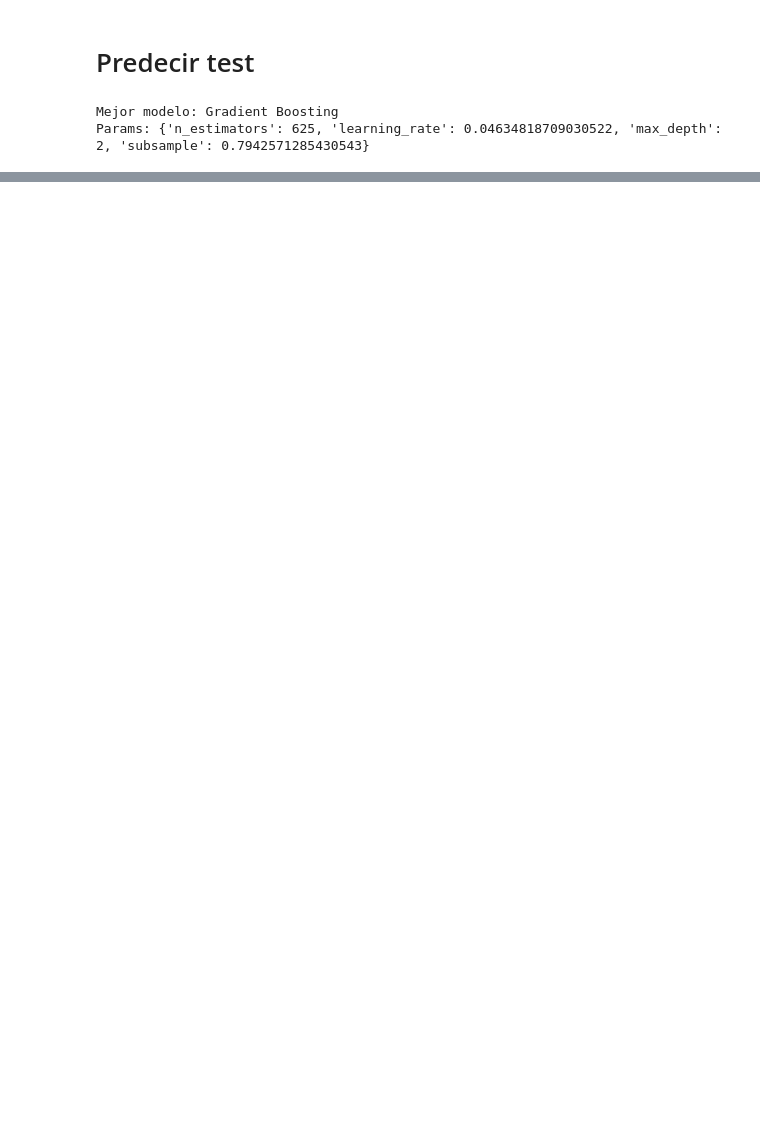
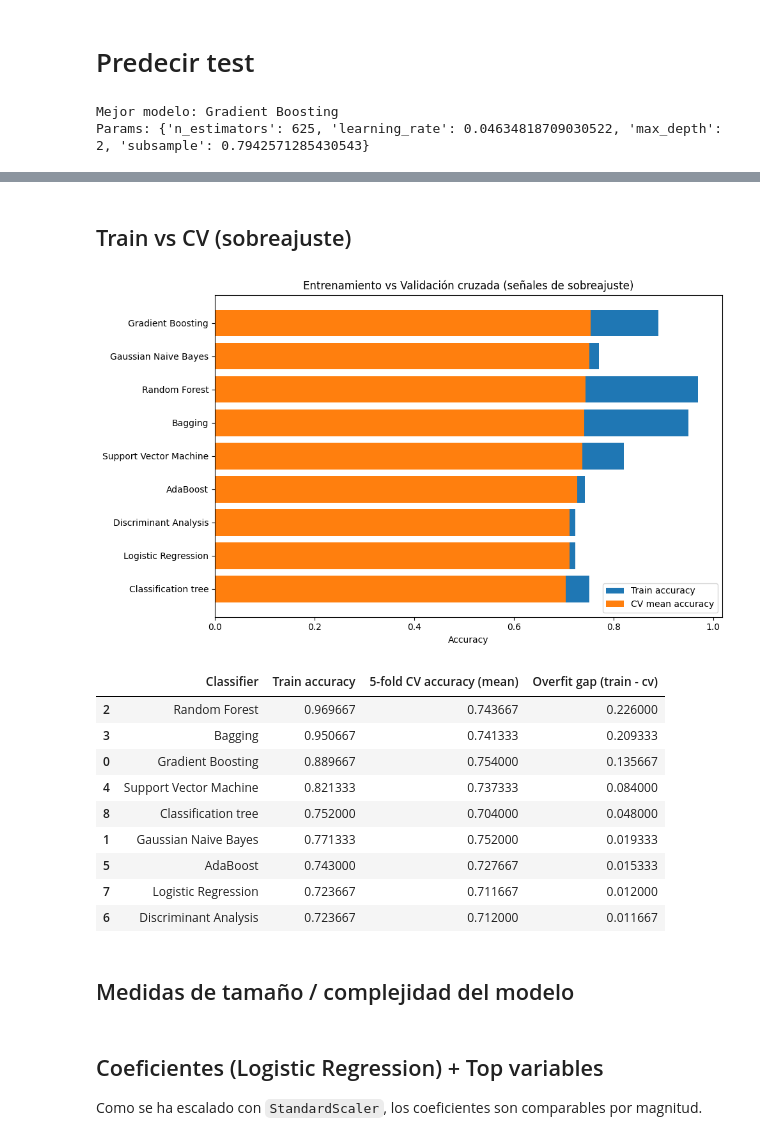
Before and after one commit to mayumar/Trabajo-Final-Supervisados, a Jupyter notebook: main.ipynb, the cells around one changed output, grey strips where cells are left out. Cells and saved outputs as stored; diff of their text form; code cells hidden in the pictures; blank space fills up the shorter version.

````diff
--- a/main.ipynb
+++ b/main.ipynb
@@ -652,0 +714,39 @@ Params: {'n_estimators': 625, 'learning_rate': 0.04634818709030522, 'max_depth':
+# %% [markdown]
+## Train vs CV (sobreajuste)
+# %%
+plot_df = summary.copy().sort_values("5-fold CV accuracy (mean)", ascending=True)
+
+train = plot_df["Train accuracy"].values
+cvmean = plot_df["5-fold CV accuracy (mean)"].values
+labels = plot_df["Classifier"].values
+
+plt.figure(figsize=(10, 6))
+plt.barh(labels, train, label="Train accuracy")
+plt.barh(labels, cvmean, label="CV mean accuracy")
+plt.xlabel("Accuracy")
+plt.title("Entrenamiento vs Validación cruzada (señales de sobreajuste)")
+plt.legend()
+plt.tight_layout()
+plt.show()
+
+# Brecha numérica
+gap_df = summary.copy()
+gap_df["Overfit gap (train - cv)"] = gap_df["Train accuracy"] - gap_df["5-fold CV accuracy (mean)"]
+gap_df = gap_df.sort_values("Overfit gap (train - cv)", ascending=False)[
+    ["Classifier", "Train accuracy", "5-fold CV accuracy (mean)", "Overfit gap (train - cv)"]
+]
+gap_df
+# %% [output]
+[figure, added]
+|  | Classifier | Train accuracy | 5-fold CV accuracy (mean) | Overfit gap (train - cv) |
+| 2 | Random Forest | 0.969667 | 0.743667 | 0.226000 |
+| 3 | Bagging | 0.950667 | 0.741333 | 0.209333 |
+| 0 | Gradient Boosting | 0.889667 | 0.754000 | 0.135667 |
+| 4 | Support Vector Machine | 0.821333 | 0.737333 | 0.084000 |
+| 8 | Classification tree | 0.752000 | 0.704000 | 0.048000 |
+| 1 | Gaussian Naive Bayes | 0.771333 | 0.752000 | 0.019333 |
+| 5 | AdaBoost | 0.743000 | 0.727667 | 0.015333 |
+| 7 | Logistic Regression | 0.723667 | 0.711667 | 0.012000 |
+| 6 | Discriminant Analysis | 0.723667 | 0.712000 | 0.011667 |
+# %% [markdown]
+## Medidas de tamaño / complejidad del modelo
@@ -652,0 +803,4 @@ Params: {'n_estimators': 625, 'learning_rate': 0.04634818709030522, 'max_depth':
+# %% [markdown]
+## Coeficientes (Logistic Regression) + Top variables
+
+Como se ha escalado con ```StandardScaler```, los coeficientes son comparables por magnitud.
````
Also changed, not shown: parts of 21 cells of this notebook, 1 other file.
